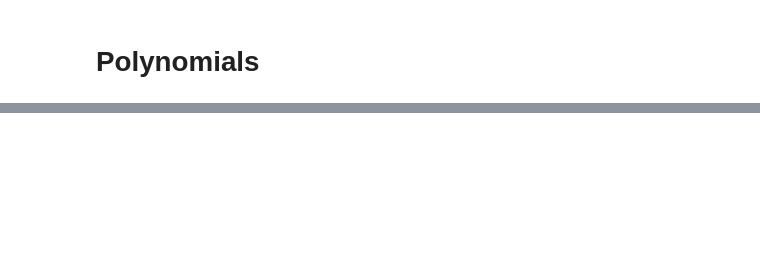
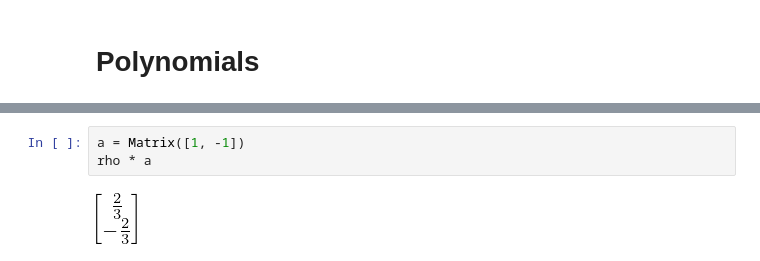
Before and after one commit to greglan/python, a Jupyter notebook: maths/sympy-demo.ipynb, the cells around one changed output, grey strips where cells are left out. Cells and saved outputs as stored; diff of their text form; blank space fills up the shorter version.

```diff
--- a/maths/sympy-demo.ipynb
+++ b/maths/sympy-demo.ipynb
@@ -93,0 +109,5 @@ p.factor()
+# %%
+a = Matrix([1, -1])
+rho * a
+# %% [output]
+[figure, added]
```
Also changed, not shown: parts of 16 cells of this notebook, 3 other files.
